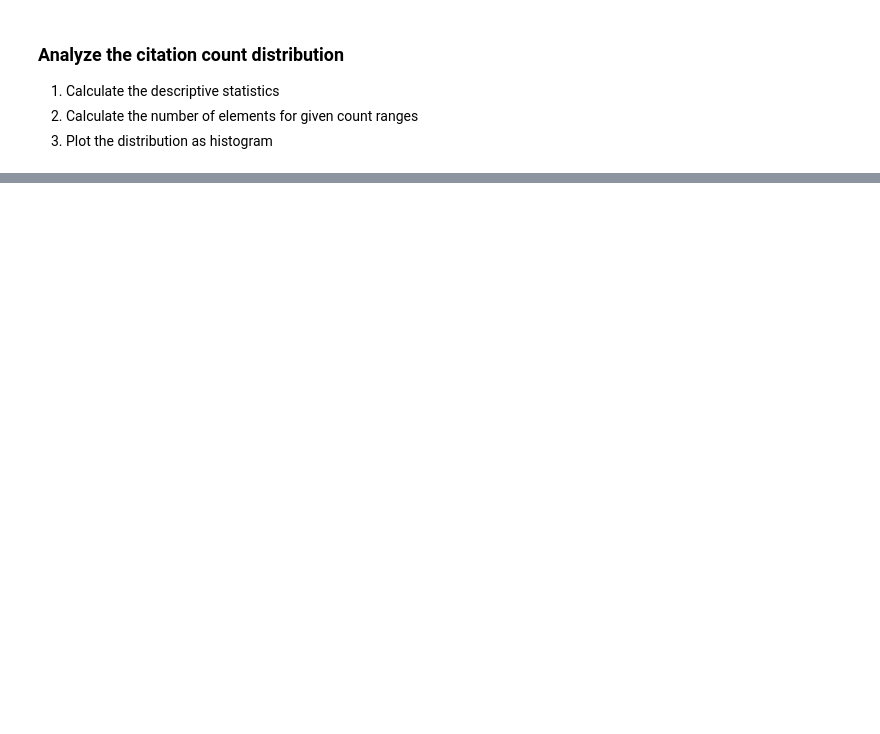
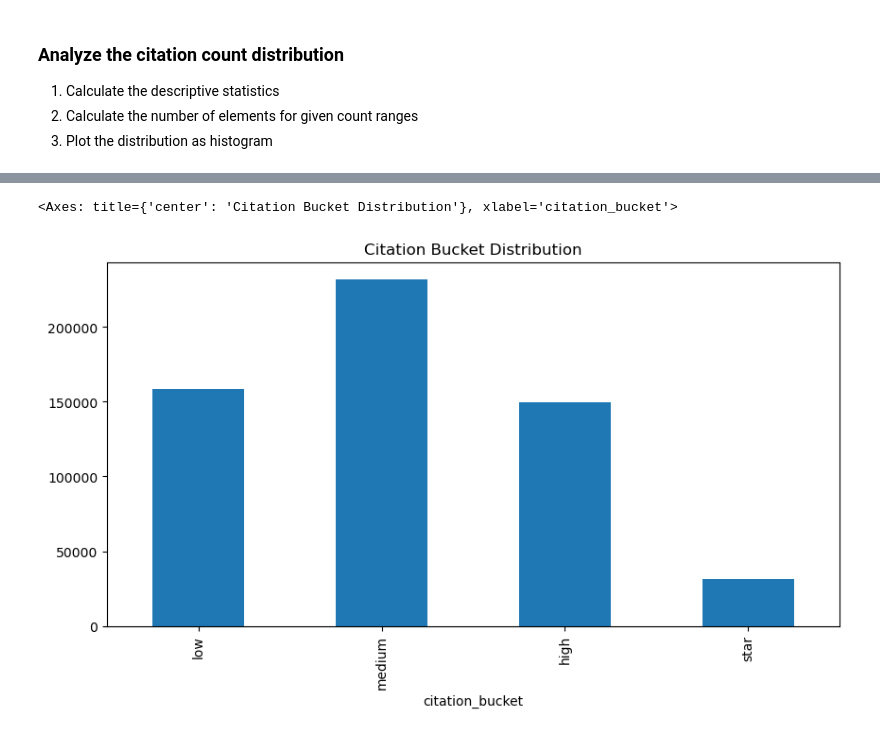
Before and after one commit to Grutschus/uu-data-mining-project, a Jupyter notebook: feature_extraction.ipynb, the cells around one changed output, grey strips where cells are left out. Cells and saved outputs as stored; diff of their text form; code cells hidden in the pictures; blank space fills up the shorter version.

```diff
--- a/feature_extraction.ipynb
+++ b/feature_extraction.ipynb
@@ -323,0 +518,17 @@ Analyze the data!
+# %%
+# Define the bins and labels for the buckets
+bins = [-1, 3, 20, 100, float('inf')]
+labels = ['low', 'medium', 'high', 'star']
+
+# Create a new column with the bucket id based on the citation count
+dataset_pd['citation_bucket'] = pd.cut(dataset_pd['citation_count'], bins=bins, labels=labels)
+
+# Print the first 5 rows of the dataset with the new column
+display(dataset_pd.head())
+
+# Sort the value counts by the order of labels
+sorted_counts = dataset_pd['citation_bucket'].value_counts().reindex(labels)
+
+# Plot the sorted value counts
+sorted_counts.plot(kind='bar', figsize=(10, 5), title='Citation Bucket Distribution')
+# %% [output]
@@ -323,0 +542,2 @@ Analyze the data!
+<Axes: title={'center': 'Citation Bucket Distribution'}, xlabel='citation_bucket'>
+[figure, added]
```
Also changed, not shown: parts of 40 cells of this notebook, 1 other file.
